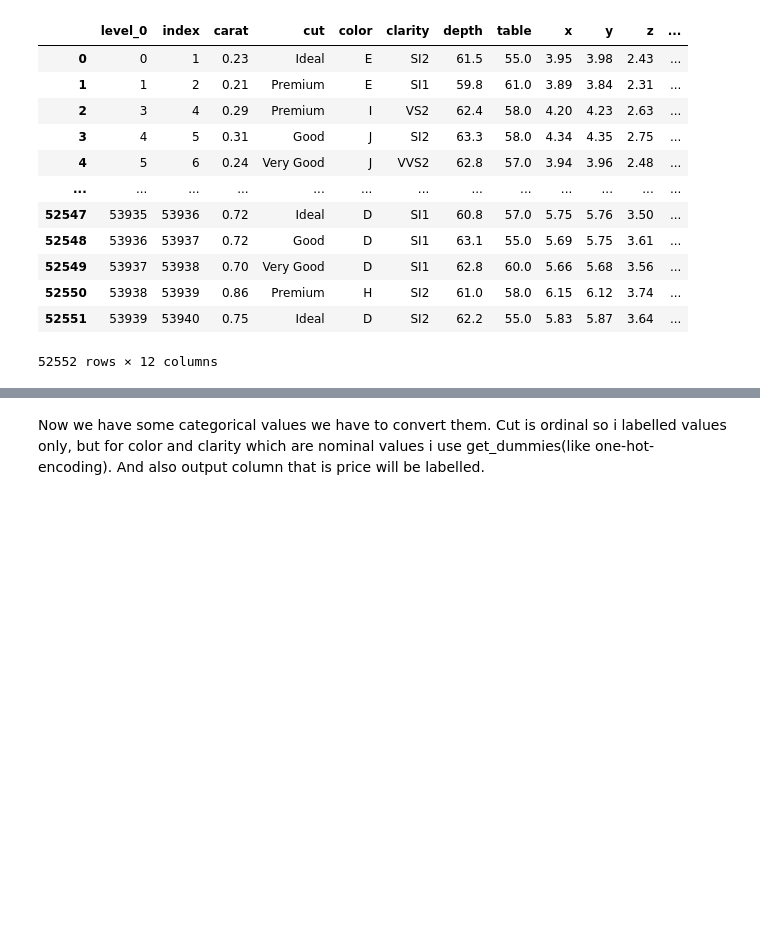
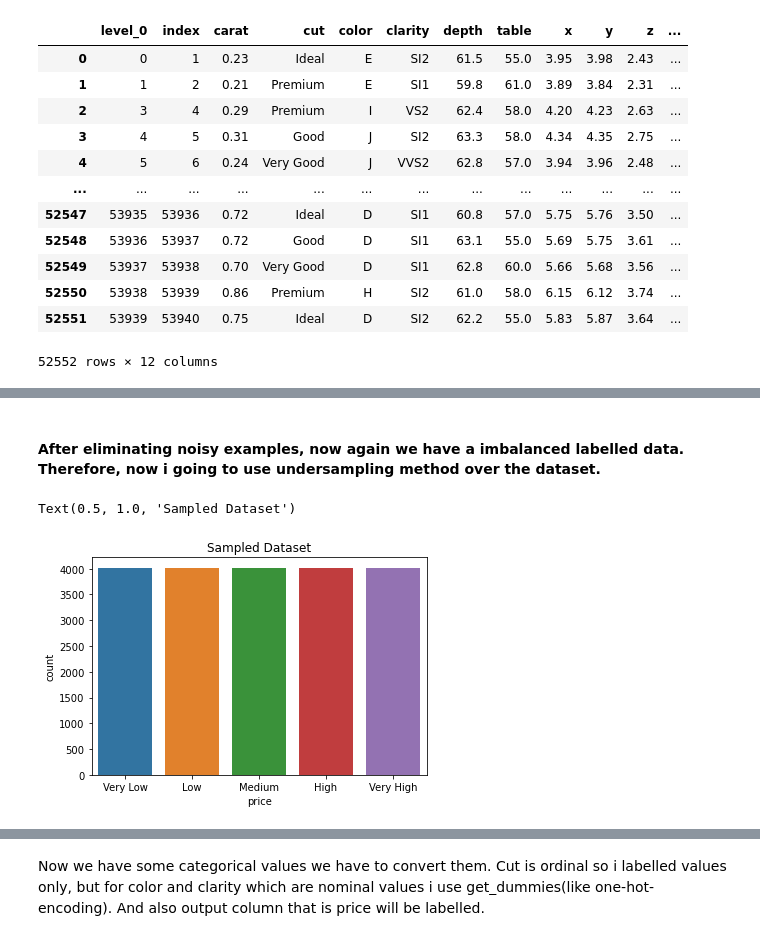
Before and after one commit to ResulKayim/GlobalAIHubMachineLearningCourse, a Jupyter notebook: Final Project/Final Project.ipynb, the cells around one changed output, grey strips where cells are left out. Drawn from its saved outputs; the diff is of its cells as text; code cells hidden in the pictures; blank space fills up the shorter version.

```diff
--- a/Final Project/Final Project.ipynb
+++ b/Final Project/Final Project.ipynb
@@ -238,0 +240,25 @@ display(new_data)
+# %% [markdown]
+#### After eliminating noisy examples, now again we have a imbalanced labelled data. Therefore, now i going to use undersampling method over the dataset.
+# %%
+#Undersampling and Oversampling
+from sklearn.utils import resample
+
+sampled_data = pd.DataFrame(columns=new_data.columns.array)
+min_sample = len(new_data[new_data.price == 'Medium'])
+for category in new_data['price'].unique():
+    if category == 'Medium':
+        sampled_data = pd.concat([sampled_data, new_data[new_data.price == 'Medium']], axis = 0)
+        continue
+    sampled_data = pd.concat([sampled_data, resample(new_data[new_data.price == category],
+    replace = True, # sample with replacement
+    n_samples = min_sample, # match number in minority class
+    random_state = 27)], axis = 0) # reproducible results
+
+
+
+sns.countplot(x ='price', data = sampled_data)
+sampled_data['price'].value_counts()
+plt.title('Sampled Dataset')
+# %% [output]
+Text(0.5, 1.0, 'Sampled Dataset')
+[figure, added]
```
Also changed, not shown: parts of 27 cells of this notebook.
